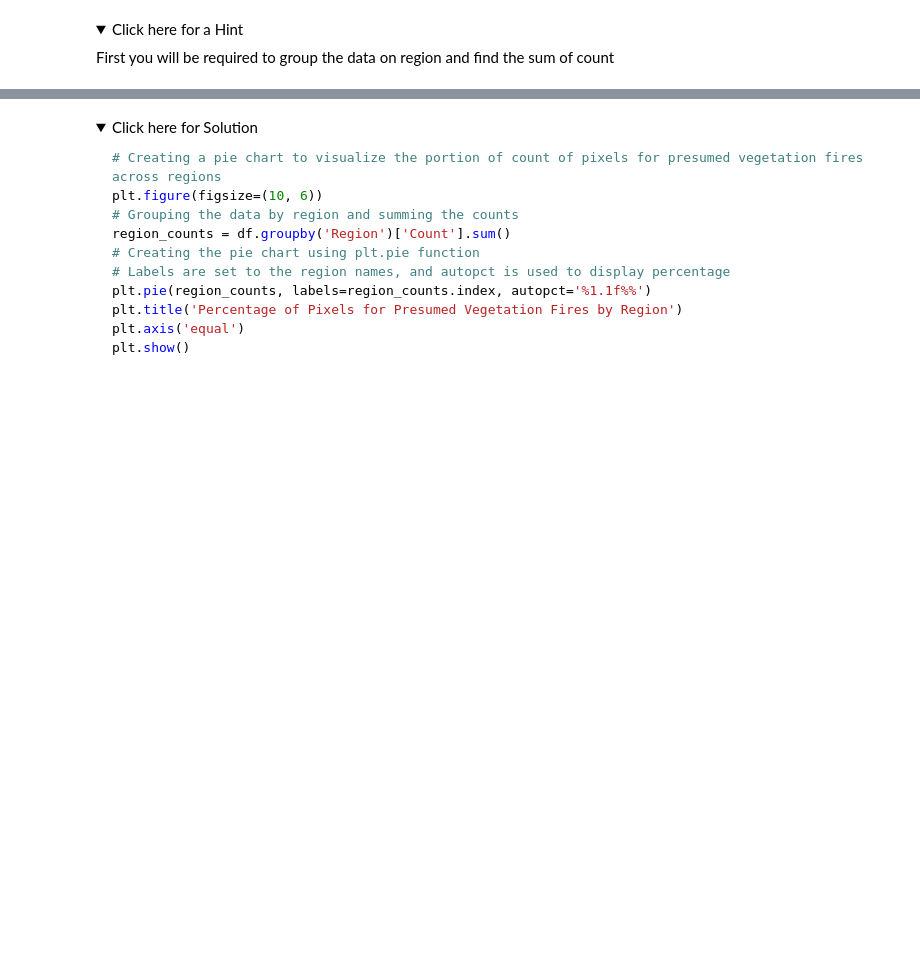
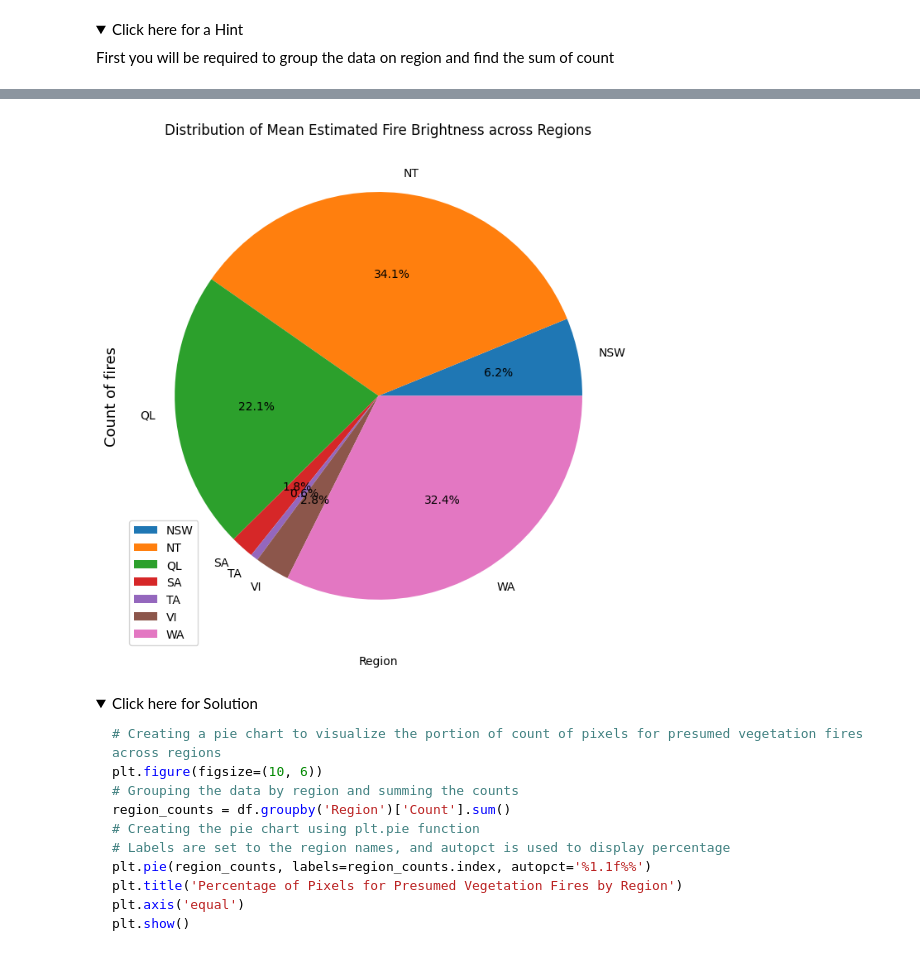
Before and after one commit to tranttha/IBM-DS-Course, a Jupyter notebook: Course 8 Data visulization with python/Module 5 Final Project /5.1 Practice project/5.1 Practice_Assignment_Part1.jupyterlite.ipynb, the cells around one changed output, grey strips where cells are left out. Cells and saved outputs as stored; diff of their text form; code cells hidden in the pictures; folded sections open; blank space fills up the shorter version.

```diff
--- a/Course 8 Data visulization with python/Module 5 Final Project /5.1 Practice project/5.1 Practice_Assignment_Part1.jupyterlite.ipynb
+++ b/Course 8 Data visulization with python/Module 5 Final Project /5.1 Practice project/5.1 Practice_Assignment_Part1.jupyterlite.ipynb
@@ -233,3 +394,6 @@ plt.show()
     <summary>Click here for a Hint</summary>
 First you will  be required to group the data on region and find the sum of count
 </details>
+# %%
+region_count = df.groupby('Region')['Count'].sum()
+region_count
@@ -236,3 +410,13 @@ First you will  be required to group the data on region and find the sum of coun
+# %%
+ax = region_count.plot(kind='pie' ,autopct='%1.1f%%',labels=region_count.index ,figsize=(15, 8))
+
+plt.xlabel('Region')
+plt.ylabel('Count of fires', fontsize = 13)
+plt.legend(loc = 'lower left')
+plt.title('Distribution of Mean Estimated Fire Brightness across Regions')
+plt.show()
+# %% [output]
+[figure, added]
 # %% [markdown]
 <details>
     <summary>Click here for Solution</summary>
```
Also changed, not shown: parts of 26 cells of this notebook, 3 other files.
